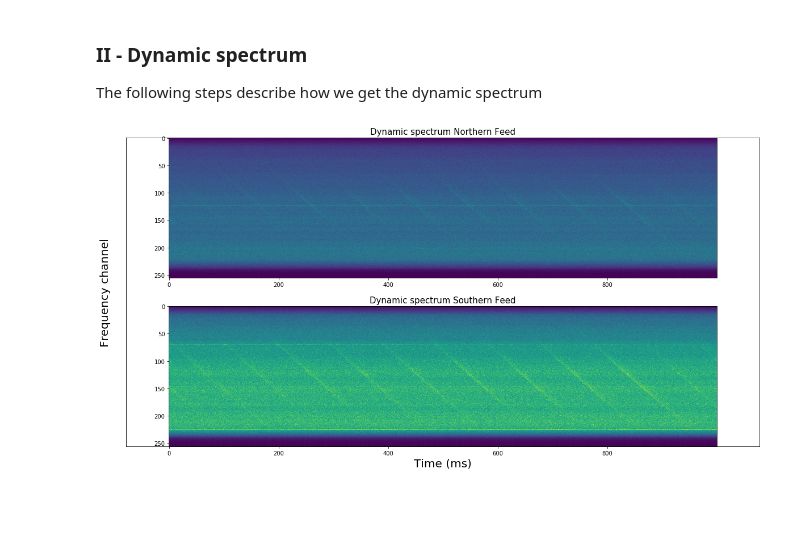
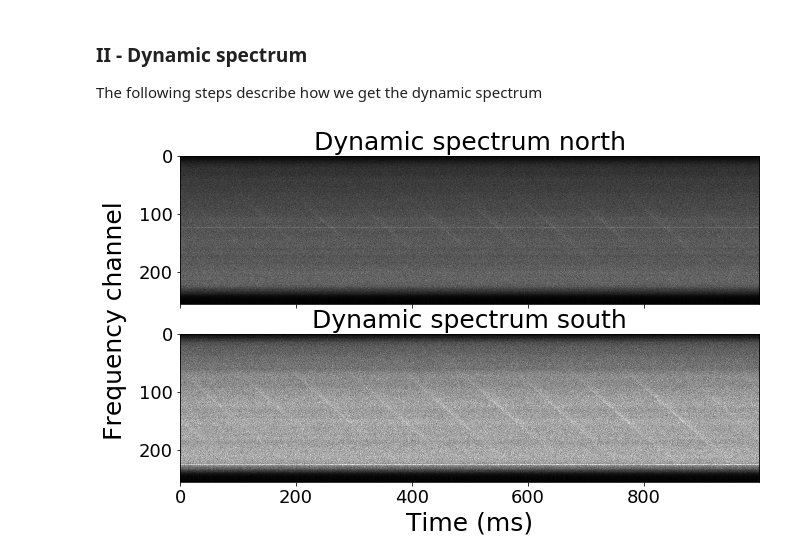
Before and after one commit to julioandrianjafy/Vela_Pulsar_data_analysis, a Jupyter notebook: Vela_pulsar_data_analysis.ipynb, the cells around one changed output. Cells and saved outputs as stored; diff of their text form; code cells hidden in the pictures; blank space fills up the shorter version.

```diff
--- a/Vela_pulsar_data_analysis.ipynb
+++ b/Vela_pulsar_data_analysis.ipynb
@@ -119,20 +129,28 @@ process = Voltage_Ooty()
 # Get the dynamic spectrum for both north and southern feeds
 ds_north = process.get_ds(V_North)
 ds_south = process.get_ds(V_South)
-# %%
-# Visualize the result
-DS = [ds_north, ds_south]
-name = ['Northern Feed', 'Southern Feed']
-fig = plt.figure(figsize= [20,10])
-plt.tick_params(labelcolor='none', top=False, bottom=False, left=False, right=False)
-plt.xlabel('Time (ms)', fontsize = 20)
-plt.ylabel('Frequency channel', fontsize = 20)
-for i in range(len(name)):
-    ax = fig.add_subplot(2,1,i+1)
-    ax.imshow(DS[i].transpose())
-    plt.title('Dynamic spectrum ' + name[i], fontsize = 15)
-# %% [output]
-[figure, removed]
+# %%
+# Visualize the result
+fig , axes = plt.subplots(2, sharex=True, figsize = [11,6])
+fig.text(0.05, 0.5, 'Frequency channel', va='center', rotation='vertical', fontsize = 25)
+plt.xlabel('Time (ms)')
+#plt.ylabel('Frequency channel')
+#plt.xlabel('Time (ms)')
+#fig.add_subplot(2,1,1)
+axes[0].imshow(ds_north.transpose(), cmap='gray')
+axes[0].set_title('Dynamic spectrum north')
+#plt.savefig('ds_north')
+#fig.add_subplot(2,1,2)
+axes[1].imshow(ds_south.transpose(), cmap='gray')
+axes[1].set_title('Dynamic spectrum south')
+#plt.savefig('ds_south')
+
+for i in axes:
+    ax.label_outer()
+
+plt.savefig('ds_both')
+# %% [output]
+[figure, added]
 # %%
 # Visualize the correlated signal
 ds_corr = process.correlate(V_North,V_South)
```
Also changed, not shown: parts of 4 cells of this notebook, 3 other files.
